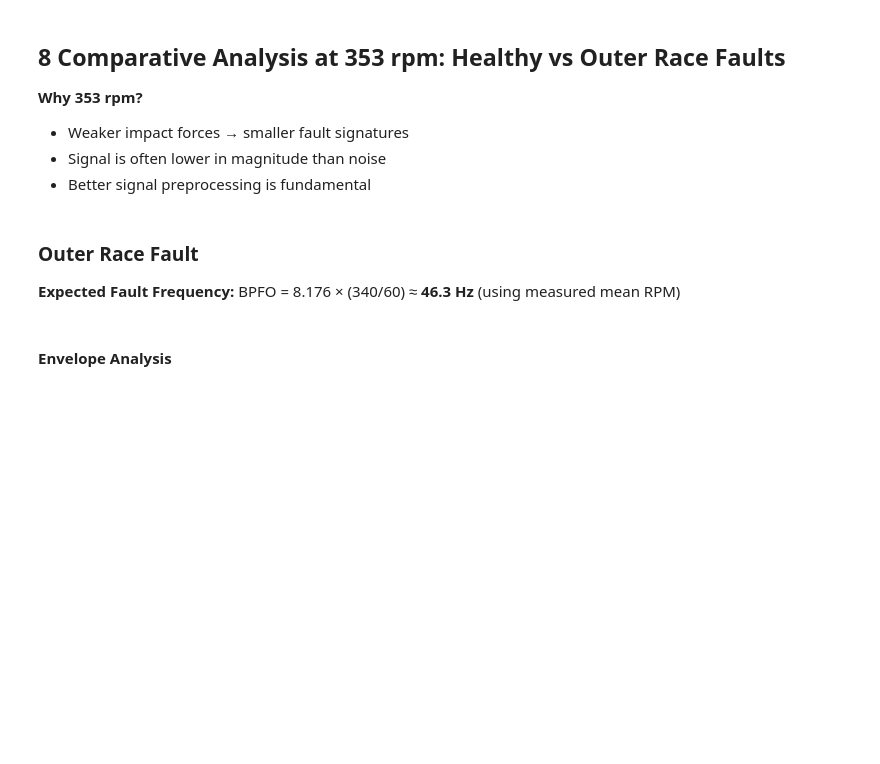
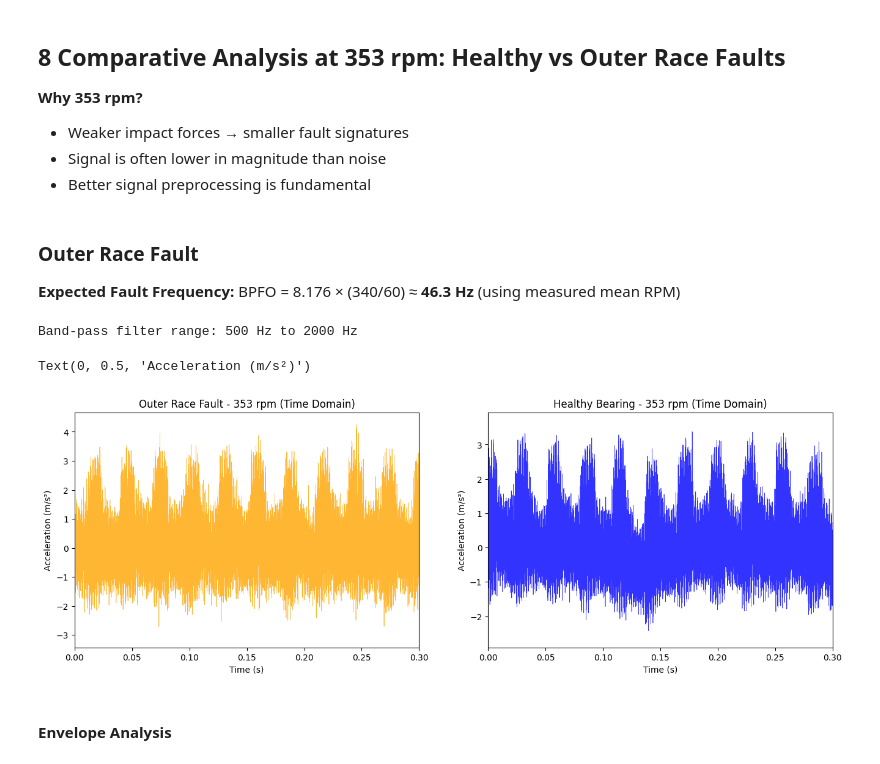
Before and after one commit to lgiraudo/Bearing-Fault-Diagnosis, a Jupyter notebook: content/BearingFaultDiagnosis.ipynb, the cells around one changed output. Drawn from its saved outputs; the diff is of its cells as text; code cells hidden in the pictures; blank space fills up the shorter version.

```diff
--- a/content/BearingFaultDiagnosis.ipynb
+++ b/content/BearingFaultDiagnosis.ipynb
@@ -1229,6 +1274,34 @@ data_or_353 = load_sample('OR_353rpm_sample.mat')
 ###  Outer Race Fault
 
 **Expected Fault Frequency:** BPFO = 8.176 × (340/60) ≈ **46.3 Hz** (using measured mean RPM)
+# %%
+#Filter range
+
+bandpass_range = (500, 2000)
+
+print(f"Band-pass filter range: {bandpass_range[0]} Hz to {bandpass_range[1]} Hz")
+print()
+# %% [output]
+Band-pass filter range: 500 Hz to 2000 Hz
+# %%
+fig, axes = plt.subplots(1,2, figsize=(16, 5))
+
+axes[0].set_xlim(0, 0.3)
+axes[1].set_xlim(0, 0.3)
+
+axes[0].plot(data_or_353['time_acc'], data_or_353['acc_m_s2'], linewidth=0.5, color='orange', alpha=0.8)
+axes[0].set_title(f"Outer Race Fault - 353 rpm (Time Domain)")
+axes[0].set_xlabel("Time (s)")
+axes[0].set_ylabel("Acceleration (m/s²)")
+
+
+axes[1].plot(data_h_353['time_acc'], data_h_353['acc_m_s2'], linewidth=0.5, color='blue', alpha=0.8)
+axes[1].set_title(f"Healthy Bearing - 353 rpm (Time Domain)")
+axes[1].set_xlabel("Time (s)")
+axes[1].set_ylabel("Acceleration (m/s²)")
+# %% [output]
+Text(0, 0.5, 'Acceleration (m/s²)')
+[figure, added]
 # %% [markdown]
 #### Envelope Analysis
 # %%
```
Also changed, not shown: parts of 12 cells of this notebook.
